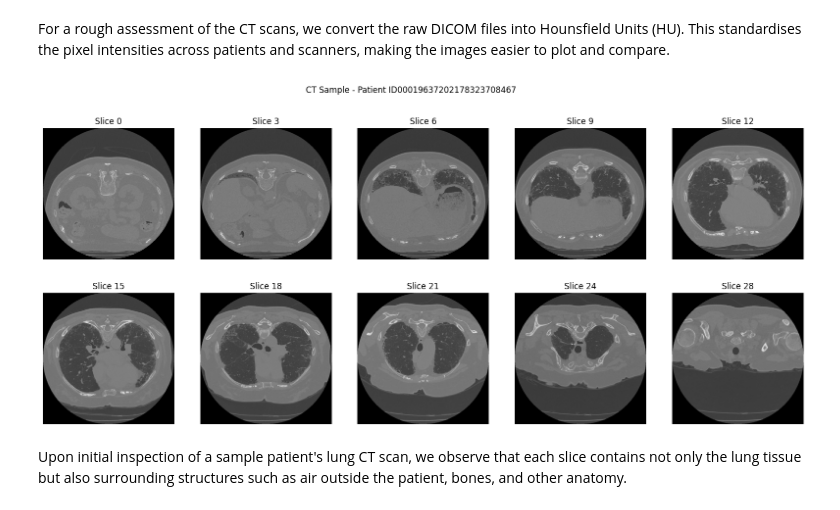
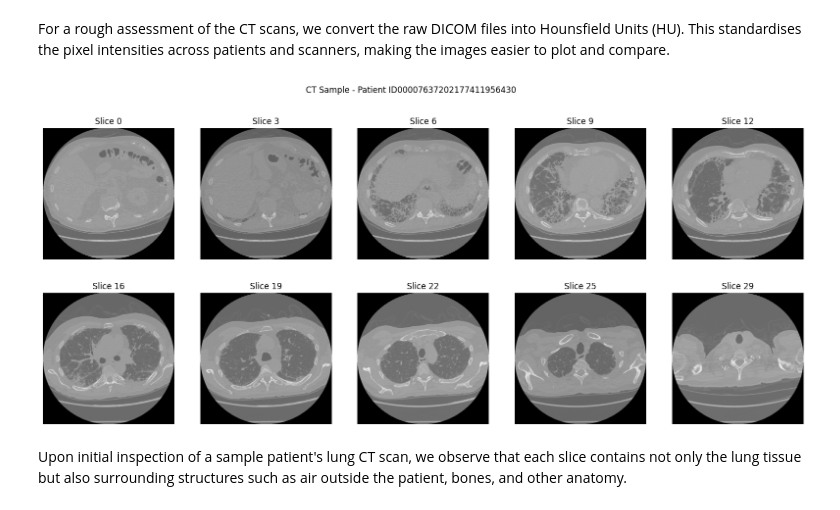
Before and after one commit to unfulw/pulmonary_fibrosis, a Jupyter notebook: main.ipynb, the cells around one changed output. Drawn from its saved outputs; the diff is of its cells as text; code cells hidden in the pictures.

```diff
--- a/main.ipynb
+++ b/main.ipynb
@@ -141,20 +145,20 @@ processed_scans_hu_dir = BASE_DIR / "data" / "processed_scans_hu"
 processed_scans = load_all_patients(processed_scans_hu_dir)
 # %%
 # Plotting random slice grids for 1st patient in the preprocessed scans for viewing
-PATIENT = "ID00019637202178323708467"
+PATIENT = "ID00007637202177411956430"
 scan = processed_scans[PATIENT]['volume']
 
 indices = np.linspace(0, scan.shape[0]-1, 10, dtype=int)
 fig, axes = plt.subplots(2, 5, figsize=(20,8))
 for ax, idx in zip(axes.flat, indices):
     ax.imshow(np.squeeze(scan[idx]), cmap='gray')
     ax.set_title(f"Slice {idx}")
     ax.axis('off')
 
 plt.suptitle(f"CT Sample - Patient {PATIENT}")
 plt.show()
 # %% [output]
-[figure, old version]
+[figure, new version]
 # %% [markdown]
 Upon initial inspection of a sample patient's lung CT scan, we observe that each slice contains not only the lung tissue but also surrounding structures such as air outside the patient, bones, and other anatomy.
 # %%
```
Also changed, not shown: parts of 16 cells of this notebook, 4 other files.
